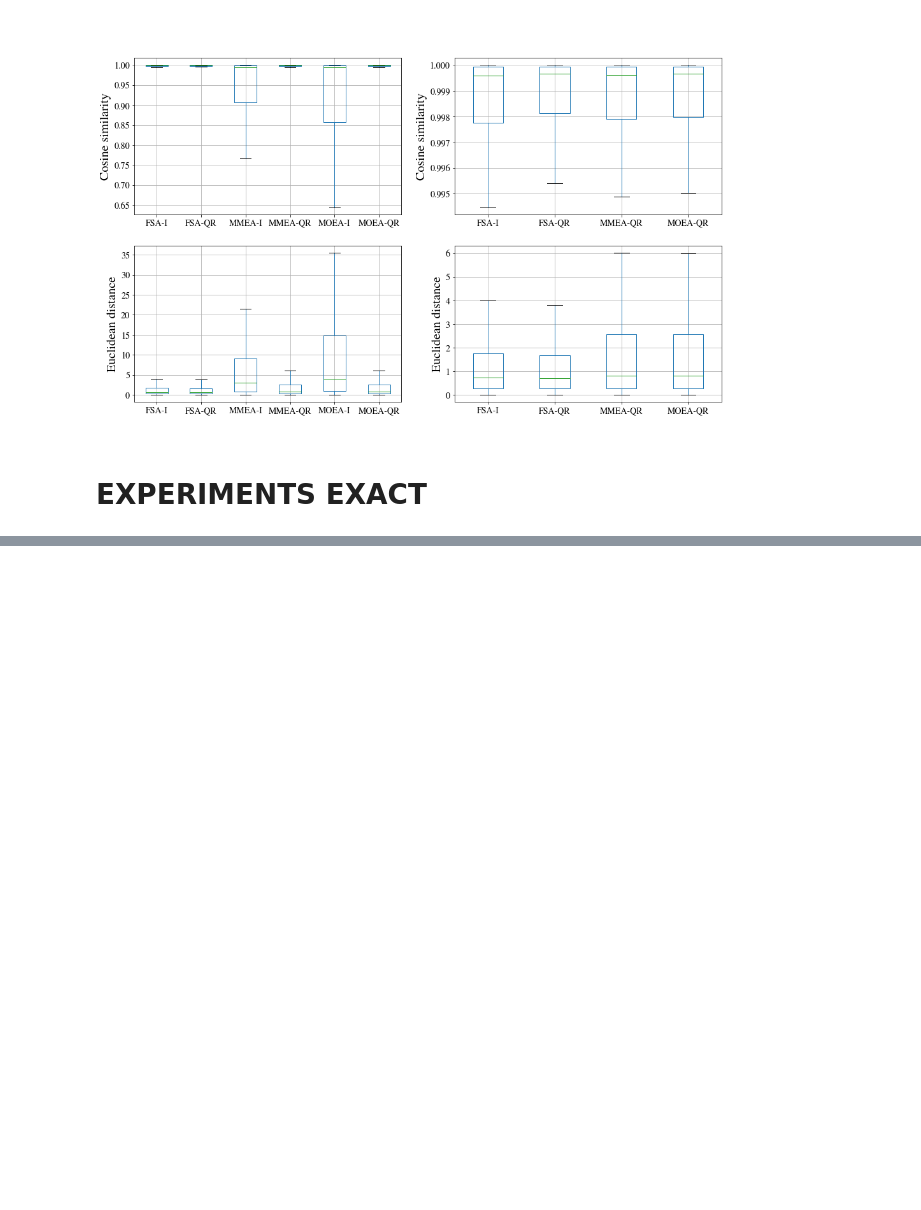
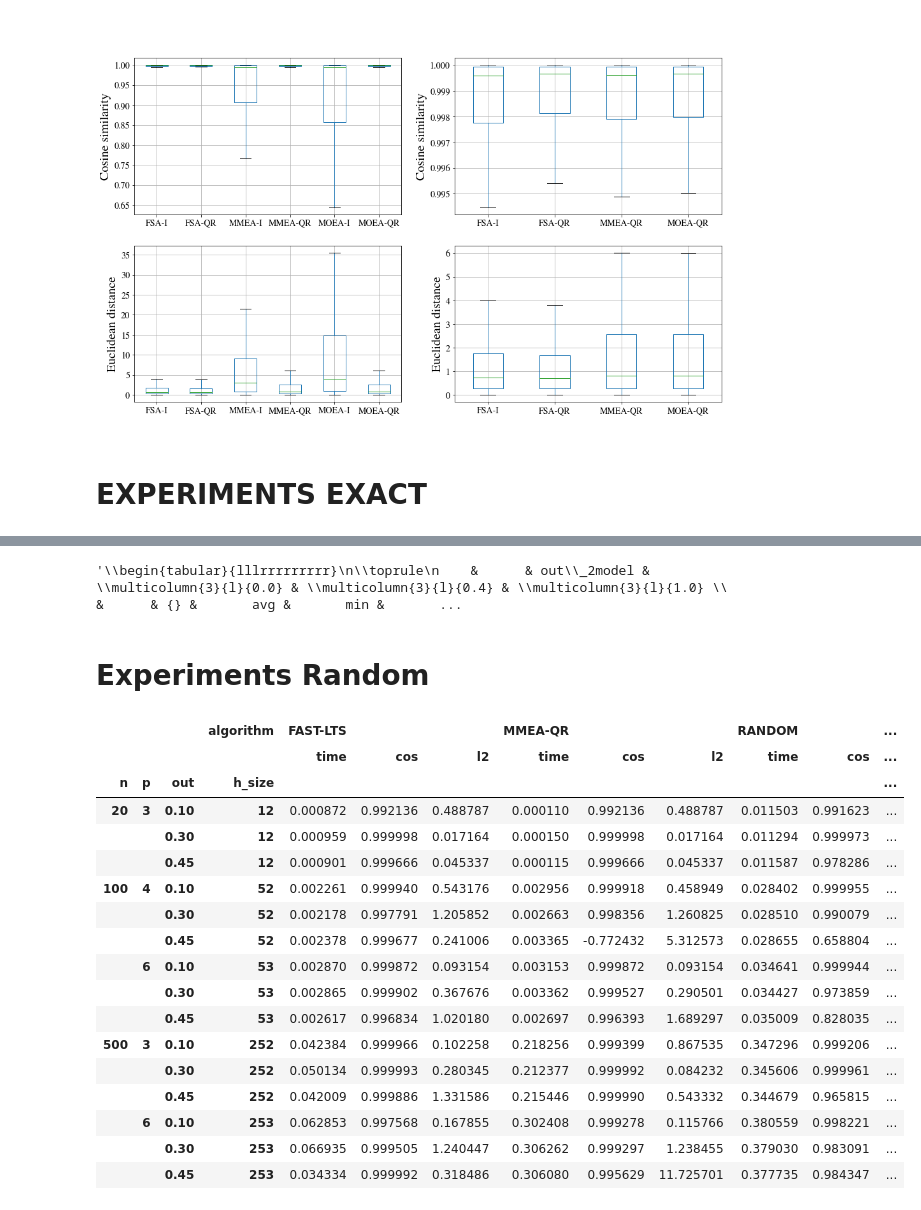
Before and after one commit to jencmart/bi-bap, a Jupyter notebook: src/notebooks/experiment-results.ipynb, the cells around one changed output, grey strips where cells are left out. Saved outputs shown, nothing was run; the diff lists cells and outputs as text; code cells hidden in the pictures; blank space fills up the shorter version.

```diff
--- a/src/notebooks/experiment-results.ipynb
+++ b/src/notebooks/experiment-results.ipynb
@@ -158,0 +240,41 @@ df_final.round(decimals=3).to_latex().replace('\\\\\n', '\\').replace('NaN', '$-
+# %%
+c = df
+# c = c[c.algorithm != 'BSA']
+# c = c[c.algorithm != 'EXACT']
+# c = c[c.algorithm != 'MOEA-QR-BSA']
+df_edit = c
+# df_edit = df_edit.loc[df_edit.out_2model == 0.4]
+df_final = df_edit.groupby(['out_2model' , 'n', 'out', 'h_size']).agg({"time": {"avg": np.mean, "min": np.min, "max": np.max}}).stack(level=0).stack(level=0).unstack(level=0).unstack(level=4).reset_index(level=3, drop=True) #.stack(level=0).unstack(level=4).unstack(level=4) # .stack(level=0).unstack(level=0)
+df_final.round(decimals=3).to_latex().replace('\\\\\n', '\\').replace('NaN', '$-$')
+# %% [output]
+'\\begin{tabular}{lllrrrrrrrrr}\n\\toprule\n    &      & out\\_2model & \\multicolumn{3}{l}{0.0} & \\multicolumn{3}{l}{0.4} & \\multicolumn{3}{l}{1.0} \\    &      & {} &       avg &       min &       ...
+# %% [markdown]
+# Experiments Random
+# %%
+df = pd.read_csv('out/experiment_random.csv')
+# %%
+df_edit = df #.loc[df.rss > 0]
+# df_edit = df_edit[df_edit.algorithm != 'FAST-LTS']
+df_edit = df_edit.loc[df_edit.out_2model == 0.4]
+df_edit.p = df_edit.p + 1
+df_final = df_edit.groupby(['n','p', 'out', 'h_size','algorithm']).agg({'time':'mean', 'cos':'mean', 'l2':'mean'}).stack(level=0).unstack(level=4).unstack(level=4) # .stack(level=0).unstack(level=0)
+df_final
+# %% [output]
+|  |  |  | algorithm | FAST-LTS |  |  | MMEA-QR |  |  | RANDOM |  | ... |
+|  |  |  |  | time | cos | l2 | time | cos | l2 | time | cos | ... |
+| n | p | out | h_size |  |  |  |  |  |  |  |  | ... |
+| 20 | 3 | 0.10 | 12 | 0.000872 | 0.992136 | 0.488787 | 0.000110 | 0.992136 | 0.488787 | 0.011503 | 0.991623 | ... |
+|  |  | 0.30 | 12 | 0.000959 | 0.999998 | 0.017164 | 0.000150 | 0.999998 | 0.017164 | 0.011294 | 0.999973 | ... |
+|  |  | 0.45 | 12 | 0.000901 | 0.999666 | 0.045337 | 0.000115 | 0.999666 | 0.045337 | 0.011587 | 0.978286 | ... |
+| 100 | 4 | 0.10 | 52 | 0.002261 | 0.999940 | 0.543176 | 0.002956 | 0.999918 | 0.458949 | 0.028402 | 0.999955 | ... |
+|  |  | 0.30 | 52 | 0.002178 | 0.997791 | 1.205852 | 0.002663 | 0.998356 | 1.260825 | 0.028510 | 0.990079 | ... |
+|  |  | 0.45 | 52 | 0.002378 | 0.999677 | 0.241006 | 0.003365 | -0.772432 | 5.312573 | 0.028655 | 0.658804 | ... |
+|  | 6 | 0.10 | 53 | 0.002870 | 0.999872 | 0.093154 | 0.003153 | 0.999872 | 0.093154 | 0.034641 | 0.999944 | ... |
+|  |  | 0.30 | 53 | 0.002865 | 0.999902 | 0.367676 | 0.003362 | 0.999527 | 0.290501 | 0.034427 | 0.973859 | ... |
+|  |  | 0.45 | 53 | 0.002617 | 0.996834 | 1.020180 | 0.002697 | 0.996393 | 1.689297 | 0.035009 | 0.828035 | ... |
+| 500 | 3 | 0.10 | 252 | 0.042384 | 0.999966 | 0.102258 | 0.218256 | 0.999399 | 0.867535 | 0.347296 | 0.999206 | ... |
+|  |  | 0.30 | 252 | 0.050134 | 0.999993 | 0.280345 | 0.212377 | 0.999992 | 0.084232 | 0.345606 | 0.999961 | ... |
+|  |  | 0.45 | 252 | 0.042009 | 0.999886 | 1.331586 | 0.215446 | 0.999990 | 0.543332 | 0.344679 | 0.965815 | ... |
+|  | 6 | 0.10 | 253 | 0.062853 | 0.997568 | 0.167855 | 0.302408 | 0.999278 | 0.115766 | 0.380559 | 0.998221 | ... |
+|  |  | 0.30 | 253 | 0.066935 | 0.999505 | 1.240447 | 0.306262 | 0.999297 | 1.238455 | 0.379030 | 0.983091 | ... |
+|  |  | 0.45 | 253 | 0.034334 | 0.999992 | 0.318486 | 0.306080 | 0.995629 | 11.725701 | 0.377735 | 0.984347 | ... |
```
Also changed, not shown: parts of 10 cells of this notebook, 25 other files.
